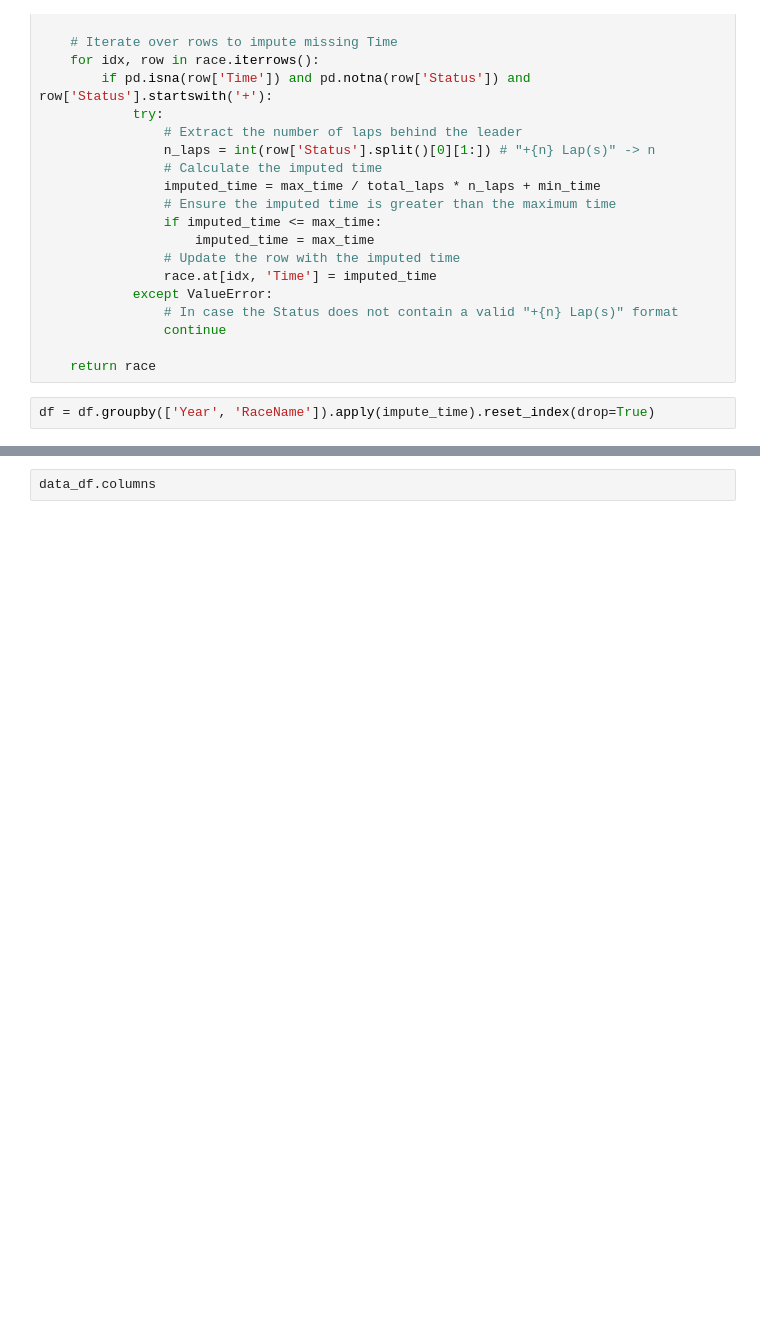
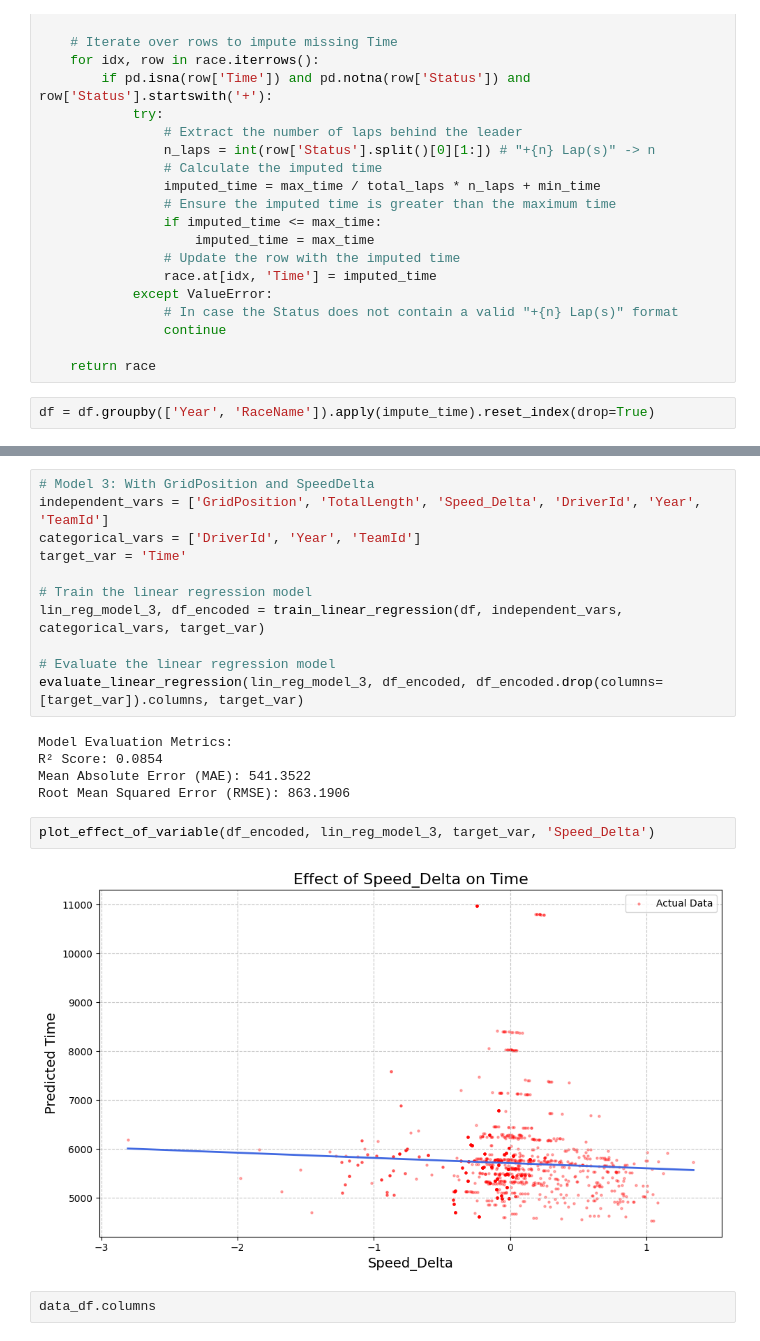
Before and after one commit to AndyZ-CYC/F1_Predictive_Models, a Jupyter notebook: Time_Predictor_2.ipynb, the cells around one changed output, grey strips where cells are left out. Drawn from its saved outputs; the diff is of its cells as text; blank space fills up the shorter version.

```diff
--- a/Time_Predictor_2.ipynb
+++ b/Time_Predictor_2.ipynb
@@ -68,3 +232,23 @@ df.head(20)
+# %%
+# Model 3: With GridPosition and SpeedDelta
+independent_vars = ['GridPosition', 'TotalLength', 'Speed_Delta', 'DriverId', 'Year', 'TeamId']
+categorical_vars = ['DriverId', 'Year', 'TeamId']
+target_var = 'Time'
+
+# Train the linear regression model
+lin_reg_model_3, df_encoded = train_linear_regression(df, independent_vars, categorical_vars, target_var)
+
+# Evaluate the linear regression model
+evaluate_linear_regression(lin_reg_model_3, df_encoded, df_encoded.drop(columns=[target_var]).columns, target_var)
+# %% [output]
+Model Evaluation Metrics:
+R² Score: 0.0854
+Mean Absolute Error (MAE): 541.3522
+Root Mean Squared Error (RMSE): 863.1906
+# %%
+plot_effect_of_variable(df_encoded, lin_reg_model_3, target_var, 'Speed_Delta')
+# %% [output]
+[figure, added]
 # %%
 data_df.columns
 # %% [output]
```
Also changed, not shown: parts of 15 cells of this notebook.
